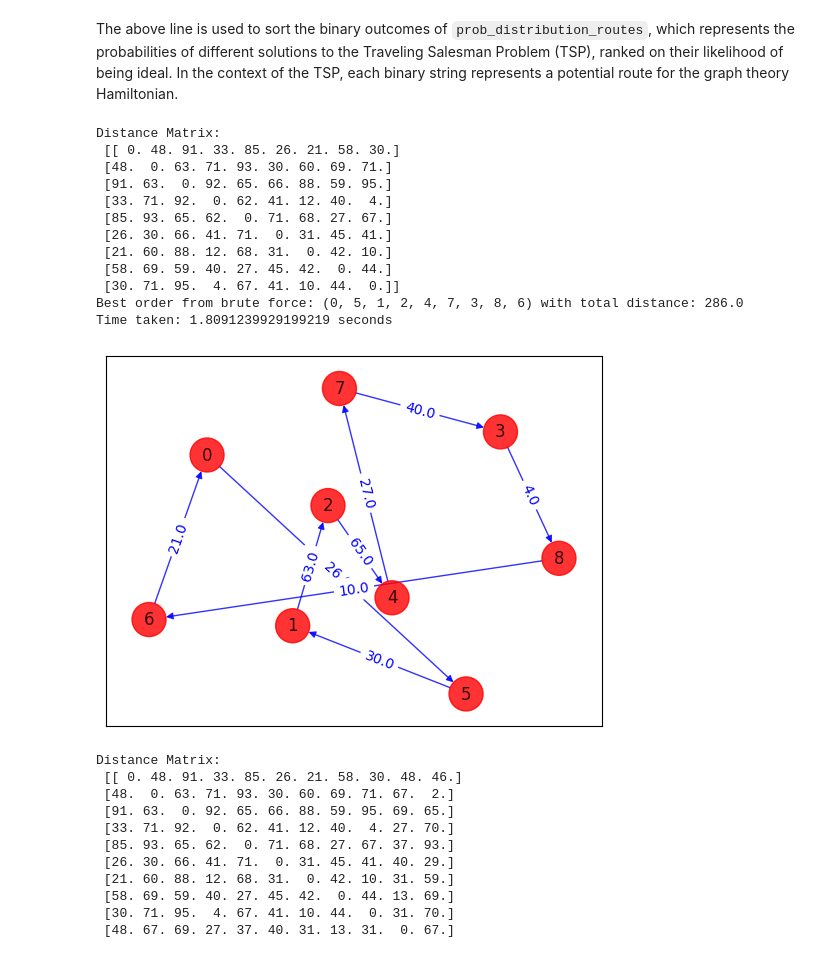
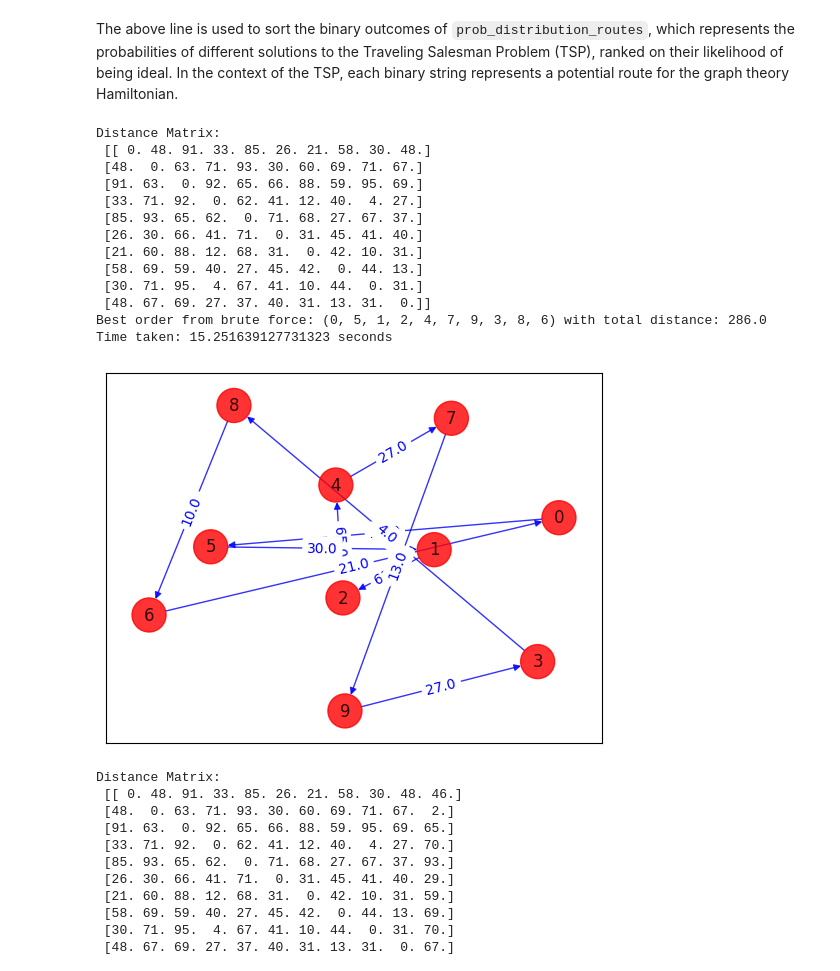
Before and after one commit to jessdcan/Quantum-Travelling-Salesman-Probem, a Jupyter notebook: submission.ipynb, the cells around one changed output. Saved outputs shown, nothing was run; the diff lists cells and outputs as text; code cells hidden in the pictures.

```diff
--- a/submission.ipynb
+++ b/submission.ipynb
@@ -154,46 +154,47 @@ def brute_force_tsp(adj_matrix):
 def draw_tsp_solution(G, order, colors, pos):
     G2 = nx.DiGraph()
     G2.add_nodes_from(G)
     n = len(order)
     for i in range(n):
         j = (i + 1) % n
         G2.add_edge(order[i], order[j], weight=G[order[i]][order[j]]["weight"])
     default_axes = plt.axes(frameon=True)
     nx.draw_networkx(
         G2, node_color=colors, edge_color="b", node_size=600, alpha=0.8, ax=default_axes, pos=pos
     )
     edge_labels = nx.get_edge_attributes(G2, "weight")
     nx.draw_networkx_edge_labels(G2, pos, font_color="b", edge_labels=edge_labels)
 
 # Generate TSP instance
-n = 9  # Number of nodes in the TSP
+n = 10  # Number of nodes in the TSP
 tsp = generate_tsp_instance(n)
 adj_matrix = nx.to_numpy_array(tsp.graph)
 print("Distance Matrix:\n", adj_matrix)
 
 # Solve TSP using brute force
 best_distance, best_order, time_taken = brute_force_tsp(adj_matrix)
 print("Best order from brute force:", best_order, "with total distance:", best_distance)
 print("Time taken:", time_taken, "seconds")
 
 # Plot the TSP solution
 colors = ["r" for node in tsp.graph.nodes]
 pos = nx.spring_layout(tsp.graph)  # Get node positions for plotting
 draw_tsp_solution(tsp.graph, best_order, colors, pos)
 # %% [output]
 Distance Matrix:
- [[ 0. 48. 91. 33. 85. 26. 21. 58. 30.]
- [48.  0. 63. 71. 93. 30. 60. 69. 71.]
- [91. 63.  0. 92. 65. 66. 88. 59. 95.]
- [33. 71. 92.  0. 62. 41. 12. 40.  4.]
- [85. 93. 65. 62.  0. 71. 68. 27. 67.]
- [26. 30. 66. 41. 71.  0. 31. 45. 41.]
- [21. 60. 88. 12. 68. 31.  0. 42. 10.]
- [58. 69. 59. 40. 27. 45. 42.  0. 44.]
- [30. 71. 95.  4. 67. 41. 10. 44.  0.]]
-Best order from brute force: (0, 5, 1, 2, 4, 7, 3, 8, 6) with total distance: 286.0
-Time taken: 1.8091239929199219 seconds
+ [[ 0. 48. 91. 33. 85. 26. 21. 58. 30. 48.]
+ [48.  0. 63. 71. 93. 30. 60. 69. 71. 67.]
+ [91. 63.  0. 92. 65. 66. 88. 59. 95. 69.]
+ [33. 71. 92.  0. 62. 41. 12. 40.  4. 27.]
+ [85. 93. 65. 62.  0. 71. 68. 27. 67. 37.]
+ [26. 30. 66. 41. 71.  0. 31. 45. 41. 40.]
+ [21. 60. 88. 12. 68. 31.  0. 42. 10. 31.]
+ [58. 69. 59. 40. 27. 45. 42.  0. 44. 13.]
+ [30. 71. 95.  4. 67. 41. 10. 44.  0. 31.]
+ [48. 67. 69. 27. 37. 40. 31. 13. 31.  0.]]
+Best order from brute force: (0, 5, 1, 2, 4, 7, 9, 3, 8, 6) with total distance: 286.0
+Time taken: 15.251639127731323 seconds
-[figure, old version]
+[figure, new version]
 # %%
 
 # Function to calculate Euclidean distance between two points
```
Also changed, not shown: parts of 1 cell of this notebook.
